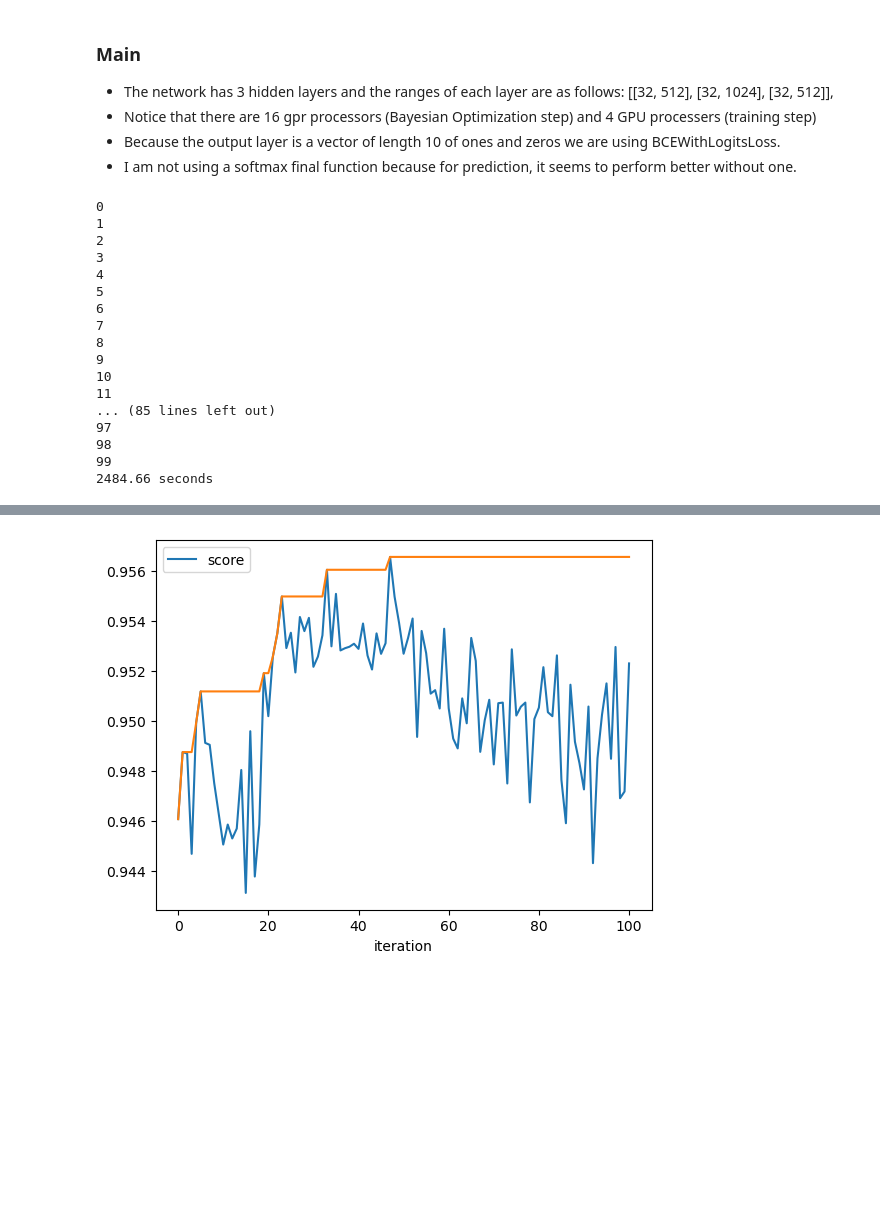
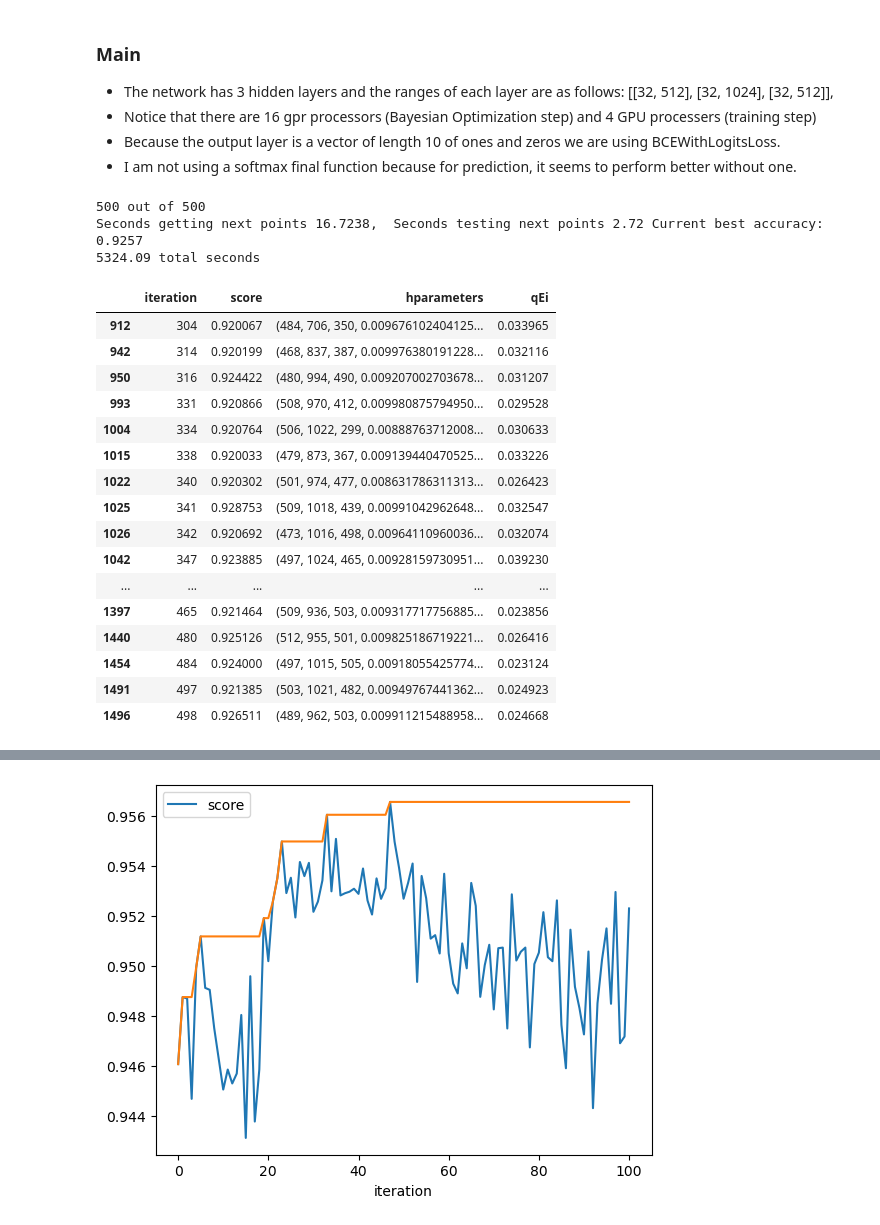
Before and after one commit to sign-of-fourier/quante_carlo, a Jupyter notebook: tutorials/How_to_choose_nn_arch.ipynb, the cells around one changed output, grey strips where cells are left out. Cells and saved outputs as stored; diff of their text form; code cells hidden in the pictures; blank space fills up the shorter version.

```diff
--- a/tutorials/How_to_choose_nn_arch.ipynb
+++ b/tutorials/How_to_choose_nn_arch.ipynb
@@ -68,38 +63,42 @@ oparameters = {'input_layer_size': 28*28,
 # %%
 if __name__ == '__main__':
 
-    hp_tune = qc.hp_tune(worker.instance,
-                         limits=hp_ranges,
-                         gpr_batch_size=gbatch_size, n_gpr_processors=g_procs,
-                         n_processors=n_procs, n_iterations=n_iter,
-                         other_parameters = oparameters, log_file=logfile_name)
+    mnist_session = hp_tune.session(neural_network.instance,
+                                    hp_ranges=hp_ranges,
+                                    batch_sz=gbatch_size, n_gpr_processors=g_procs,
+                                    n_processors=n_procs, n_iter=n_iter,
+                                    other_parameters = oparameters, log_file=logfile_name, use_qc=False, bo_url='http://localhost:8000')
     p = mp.Pool()
     start = time.time()
-    session = hp_tune(p)
+    tuning_results  = mnist_session.tune(p)
 
-    print("{} seconds".format(round(time.time() - start,2)))
+    print("{} total seconds".format(round(time.time() - start,2)))
     p.close()
 # %% [output]
-0
-1
-2
-3
-4
-5
-6
-7
-8
-9
-10
-11
-... (85 lines left out)
-97
-98
-99
-2484.66 seconds
+500 out of 500
+Seconds getting next points 16.7238,  Seconds testing next points 2.72 Current best accuracy: 0.9257
+5324.09 total seconds
 # %%
-summary = session.summary()
-summary
+summary = mnist_session.summary()
+summary[summary['score']>.92]
+# %% [output]
+|  | iteration | score | hparameters | qEi |
+| 912 | 304 | 0.920067 | (484, 706, 350, 0.009676102404125... | 0.033965 |
+| 942 | 314 | 0.920199 | (468, 837, 387, 0.009976380191228... | 0.032116 |
+| 950 | 316 | 0.924422 | (480, 994, 490, 0.009207002703678... | 0.031207 |
+| 993 | 331 | 0.920866 | (508, 970, 412, 0.009980875794950... | 0.029528 |
+| 1004 | 334 | 0.920764 | (506, 1022, 299, 0.00888763712008... | 0.030633 |
+| 1015 | 338 | 0.920033 | (479, 873, 367, 0.009139440470525... | 0.033226 |
+| 1022 | 340 | 0.920302 | (501, 974, 477, 0.008631786311313... | 0.026423 |
+| 1025 | 341 | 0.928753 | (509, 1018, 439, 0.00991042962648... | 0.032547 |
+| 1026 | 342 | 0.920692 | (473, 1016, 498, 0.00964110960036... | 0.032074 |
+| 1042 | 347 | 0.923885 | (497, 1024, 465, 0.00928159730951... | 0.039230 |
+| ... | ... | ... | ... | ... |
+| 1397 | 465 | 0.921464 | (509, 936, 503, 0.009317717756885... | 0.023856 |
+| 1440 | 480 | 0.925126 | (512, 955, 501, 0.009825186719221... | 0.026416 |
+| 1454 | 484 | 0.924000 | (497, 1015, 505, 0.00918055425774... | 0.023124 |
+| 1491 | 497 | 0.921385 | (503, 1021, 482, 0.00949767441362... | 0.024923 |
+| 1496 | 498 | 0.926511 | (489, 962, 503, 0.009911215488958... | 0.024668 |
 # %%
 import matplotlib.pyplot as plt
 # %%
```
Also changed, not shown: parts of 11 cells of this notebook, 2 other files.
